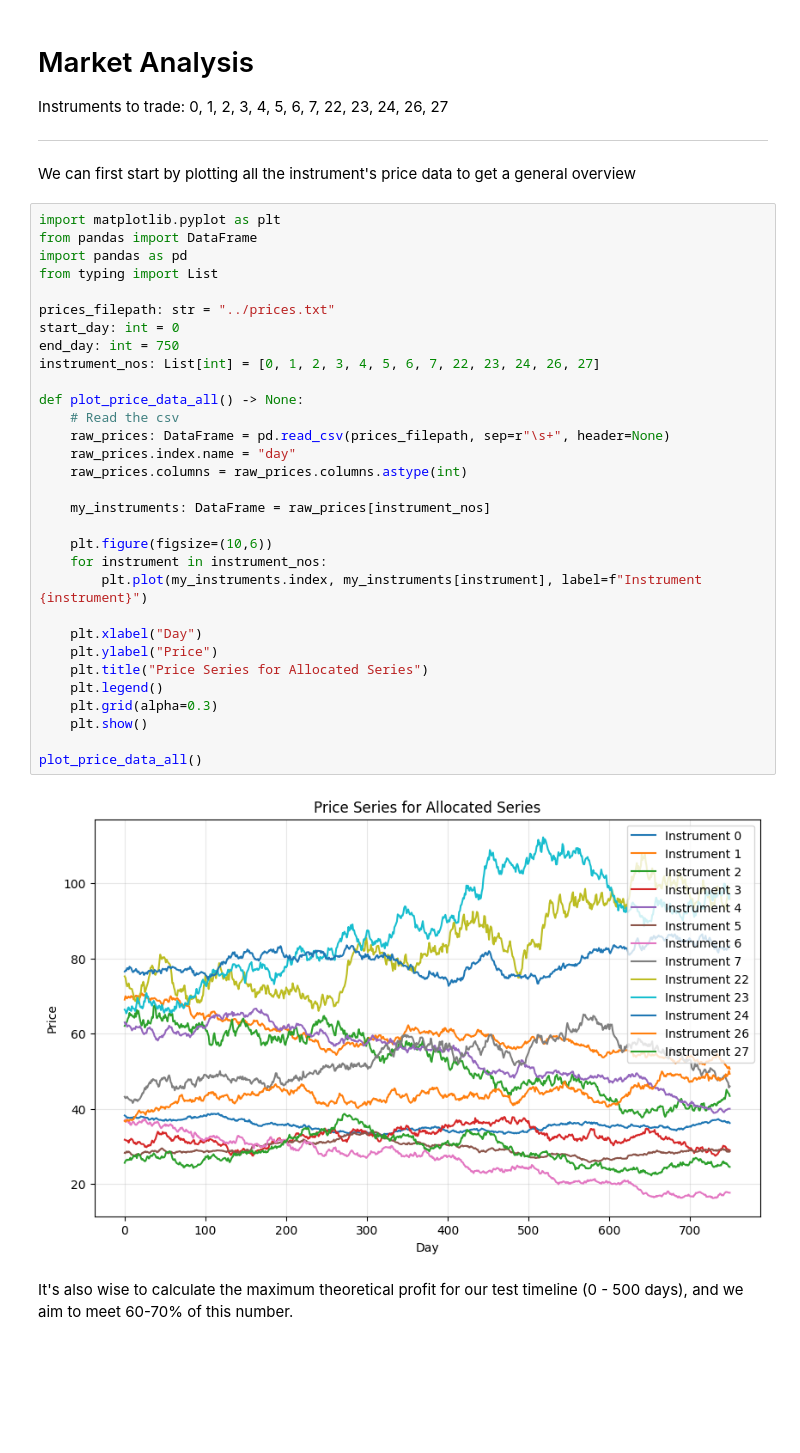
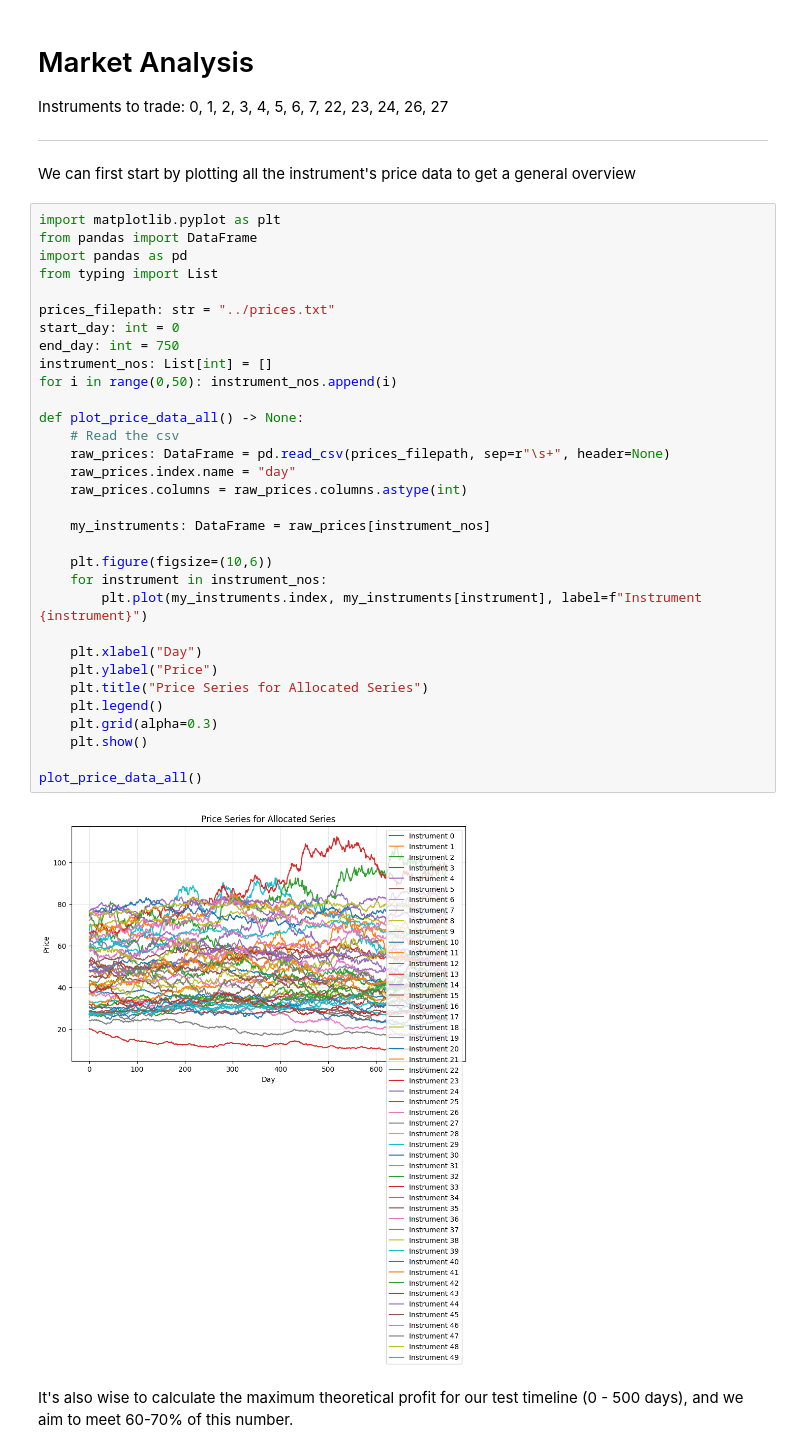
Before and after one commit to april-webm/SIG-Algothon-2025, a Jupyter notebook: john/analysis.ipynb, the cells around one changed output. Drawn from its saved outputs; the diff is of its cells as text; blank space fills up the shorter version.

Commit message:
extended analysis on all 50 assets and added other instruments to my allocation

```diff
--- a/john/analysis.ipynb
+++ b/john/analysis.ipynb
@@ -10,35 +10,36 @@ We can first start by plotting all the instrument's price data to get a general
 import matplotlib.pyplot as plt
 from pandas import DataFrame
 import pandas as pd
 from typing import List
 
 prices_filepath: str = "../prices.txt"
 start_day: int = 0
 end_day: int = 750
-instrument_nos: List[int] = [0, 1, 2, 3, 4, 5, 6, 7, 22, 23, 24, 26, 27]
+instrument_nos: List[int] = []
+for i in range(0,50): instrument_nos.append(i)
 
 def plot_price_data_all() -> None:
     # Read the csv
     raw_prices: DataFrame = pd.read_csv(prices_filepath, sep=r"\s+", header=None)
     raw_prices.index.name = "day"
     raw_prices.columns = raw_prices.columns.astype(int)
 
     my_instruments: DataFrame = raw_prices[instrument_nos]
 
     plt.figure(figsize=(10,6))
     for instrument in instrument_nos:
         plt.plot(my_instruments.index, my_instruments[instrument], label=f"Instrument {instrument}")
 
     plt.xlabel("Day")
     plt.ylabel("Price")
     plt.title("Price Series for Allocated Series")
     plt.legend()
     plt.grid(alpha=0.3)
     plt.show()
 
 plot_price_data_all()
 # %% [output]
-[figure, old version]
+[figure, new version]
 # %% [markdown]
 It's also wise to calculate the maximum theoretical profit for our test timeline (0 - 500 days),
 and we aim
```
Also changed, not shown: parts of 5 cells of this notebook, 4 other files.
